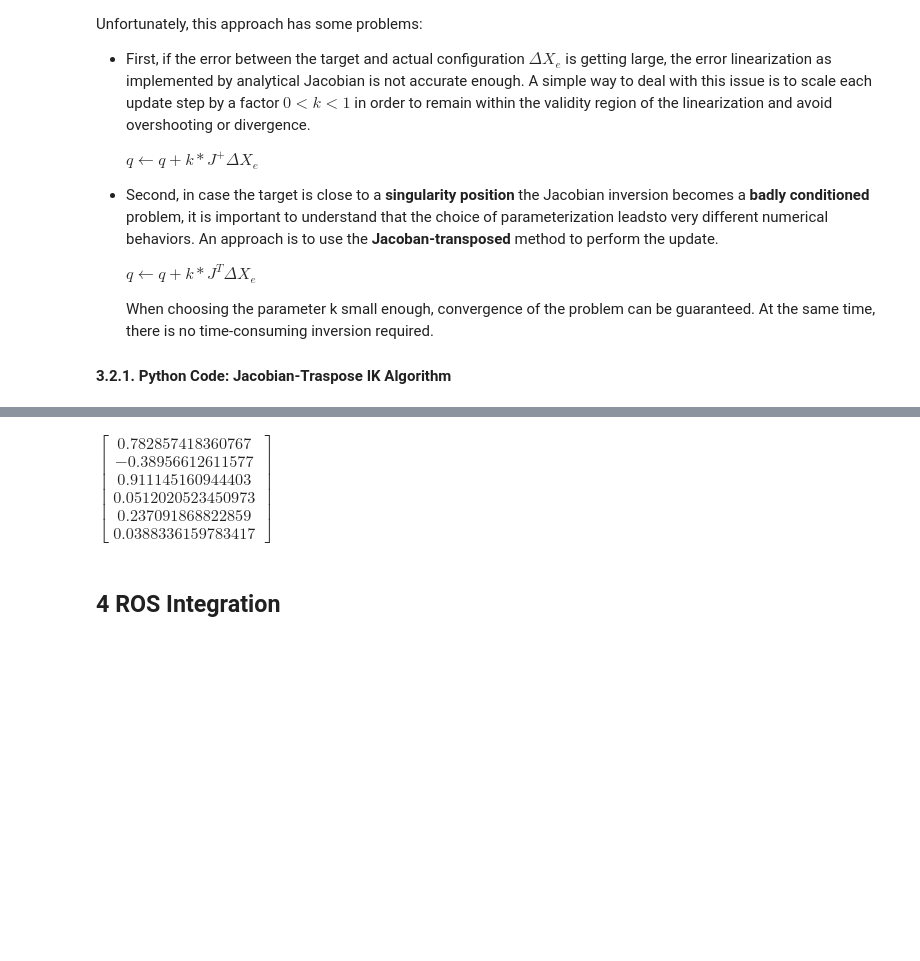
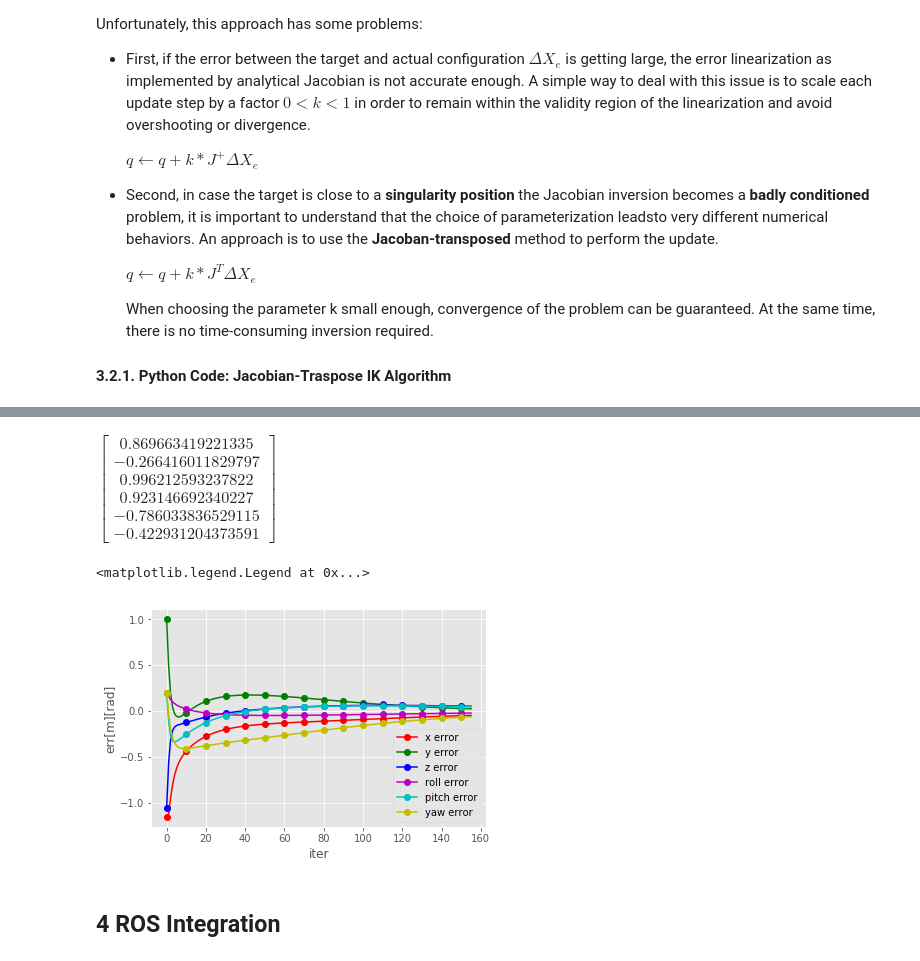
Before and after one commit to mcarfagno/robot_arm_pick_and_place, a Jupyter notebook: InverseKinematics.ipynb, the cells around one changed output, grey strips where cells are left out. Drawn from its saved outputs; the diff is of its cells as text; code cells hidden in the pictures; blank space fills up the shorter version.

```diff
--- a/InverseKinematics.ipynb
+++ b/InverseKinematics.ipynb
@@ -731,6 +731,10 @@ Unfortunately, this approach has some problems:
     When choosing the parameter k small enough, convergence of the problem can be guaranteed. At the same time, there is no time-consuming inversion required.
 
 #### 3.2.1. Python Code: Jacobian-Traspose IK Algorithm
+# %%
+from sympy import *
+X = pickle.load(open('data/forward_kinematics.p', 'rb'))
+J = pickle.load(open('data/jacobian.p', 'rb'))
 # %%
 def ik(J,X,x_goal,q_start):
     '''
@@ -755,23 +759,27 @@ def ik(J,X,x_goal,q_start):
 
         #rephase angles in [-pi,pi}
         delta_x[3]=( delta_x[3] + pi) % (2 * pi ) - pi
-        delta_x[5]=( delta_x[3] + pi) % (2 * pi ) - pi
-        delta_x[4]=( delta_x[3] + pi) % (2 * pi ) - pi
+        delta_x[4]=( delta_x[4] + pi) % (2 * pi ) - pi
+        delta_x[5]=( delta_x[5] + pi) % (2 * pi ) - pi
 
         return delta_x
 
     q = q_start
     delta_x=compute_diff(X,q,x_goal)
+    #save history to check convergence
+    delta_x_mat=Matrix(delta_x)
 
     while(abs(sum(delta_x)) > 0.01):
         ja=J.subs({'q1':q[0],'q2':q[1],'q3':q[2],'q4':q[3],'q5':q[4],'q6':q[5]}).evalf()
         delta_q = 0.1*ja.T*delta_x
         q=q+delta_q
         delta_x=compute_diff(X,q,x_goal)
+        delta_x_mat=delta_x_mat.col_insert(delta_x_mat.shape[1],delta_x)
 
-    return q
+    return q,delta_x_mat
 # %%
-x_goal = Matrix([1,1,1,0.1,0.1,0.1])
+%%time
+x_goal = Matrix([1,1,1,0.2,0.2,0.2])
 q_start = Matrix([0,0,0,0,0,0])
 
-q_star=ik(J,X,x_goal,q_start)
+q_star,x_err=ik(J,X,x_goal,q_start)
@@ -778,7 +789,22 @@ q_star=ik(J,X,x_goal,q_start)
 # %%
 display(q_star)
 # %% [output]
-$\displaystyle \left[\begin{matrix}0.782857418360767\\-0.38956612611577\\0.911145160944403\\0.0512020523450973\\0.237091868822859\\0.0388336159783417\end{matrix}\right]$
+$\displaystyle \left[\begin{matrix}0.869663419221335\\-0.266416011829797\\0.996212593237822\\0.923146692340227\\-0.786033836529115\\-0.422931204373591\end{matrix}\right]$
+# %%
+import matplotlib.pyplot as plt
+plt.style.use('ggplot')
+plt.plot(range(x_err.shape[1]),x_err.row(0).T, 'r', marker='o',markevery=10, label="x error")
+plt.plot(range(x_err.shape[1]),x_err.row(1).T, 'g', marker='o',markevery=10, label="y error")
+plt.plot(range(x_err.shape[1]),x_err.row(2).T, 'b', marker='o',markevery=10, label="z error")
+plt.plot(range(x_err.shape[1]),x_err.row(3).T, 'm', marker='o',markevery=10, label="roll error")
+plt.plot(range(x_err.shape[1]),x_err.row(4).T, 'c', marker='o',markevery=10, label="pitch error")
+plt.plot(range(x_err.shape[1]),x_err.row(5).T, 'y', marker='o',markevery=10, label="yaw error")
+plt.xlabel("iter")
+plt.ylabel("err[m][rad]")
+plt.legend()
+# %% [output]
+<matplotlib.legend.Legend at 0x...>
+[figure, added]
 # %% [markdown]
 ## 4 ROS Integration
 # %%
```
Also changed, not shown: parts of 1 cell of this notebook.
